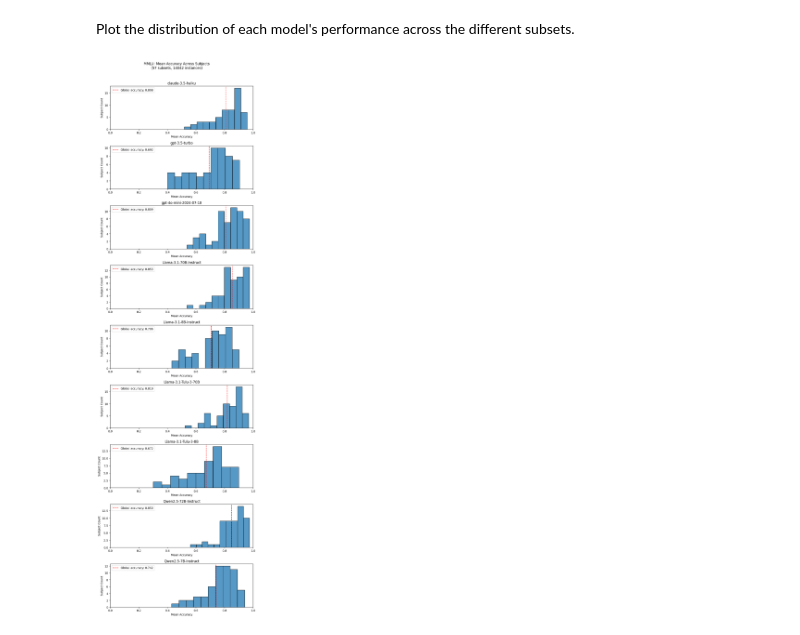
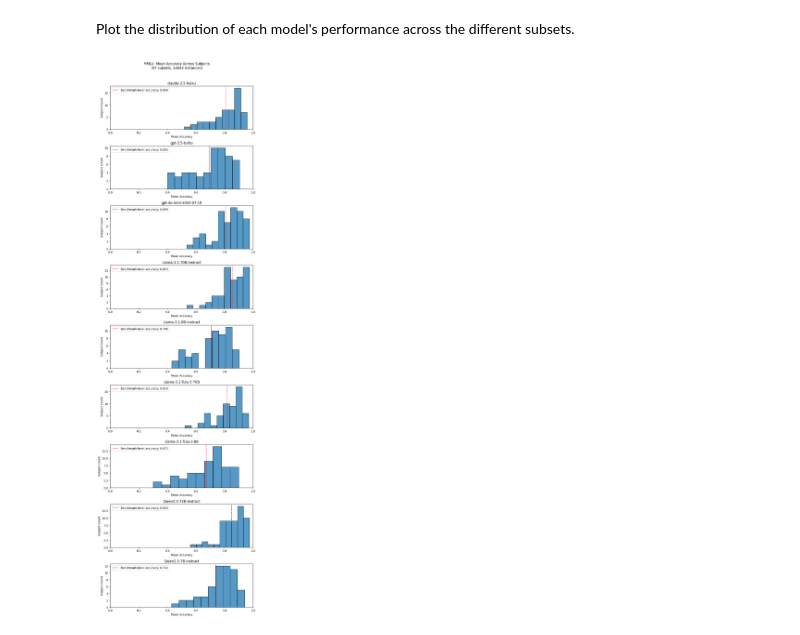
Before and after one commit to mpg05883/EvalTree, a Jupyter notebook: inter_subset_analysis.ipynb, the cells around one changed output. Cells and saved outputs as stored; diff of their text form; code cells hidden in the pictures.

```diff
--- a/inter_subset_analysis.ipynb
+++ b/inter_subset_analysis.ipynb
@@ -280,7 +280,7 @@ for i, model in enumerate(accuracy_df.columns):
         global_mean,
         color="red",
         linestyle="--",
-        label=f"Global accuracy: {global_mean:.3f}",
+        label=f"Benchmark-level accuracy: {global_mean:.3f}",
     )
     ax.legend()
 
@@ -520,7 +520,7 @@ for i, model in enumerate(accuracy_df.columns):
         global_mean,
         color="red",
         linestyle="--",
-        label=f"Global accuracy: {global_mean:.3f}",
+        label=f"Benchmark-level accuracy: {global_mean:.3f}",
     )
     ax.legend()
 
@@ -747,32 +747,32 @@ global_means = eval_results_df.mean()
 fig, axes = plt.subplots(num_models, 1, figsize=(8, 3 * num_models))
 
 for i, model in enumerate(accuracy_df.columns):
     ax = axes[i] if num_models > 1 else axes
     sns.histplot(data=accuracy_df, x=model, ax=ax, bins=10)
     ax.set_xlabel("Mean Accuracy")
     ax.set_ylabel(f"{subset_col.capitalize()} Count")
     ax.set_title(f"{model}")
     ax.set_xlim(0, 1)
 
     # Add vertical line for global mean
     global_mean = global_means[model]
     ax.axvline(
         global_mean,
         color="red",
         linestyle="--",
-        label=f"Global accuracy: {global_mean:.3f}",
+        label=f"Benchmark-level accuracy: {global_mean:.3f}",
     )
     ax.legend()
 
 plt.suptitle(
     f"{dataset}: Mean Accuracy Across {subset_col.capitalize()}s"
     f"\n({len(subsets)} subsets, {num_instances} instances)",
     y=1.01,
 )
 plt.tight_layout()
 plot_name = "accuracy_distribution"
 file_path = build_plot_path(dataset, analysis, plot_name)
 plt.savefig(file_path)
 plt.show()
 # %% [output]
-[figure, old version]
+[figure, new version]
```
Also changed, not shown: parts of 2 cells of this notebook, 15 other files.
